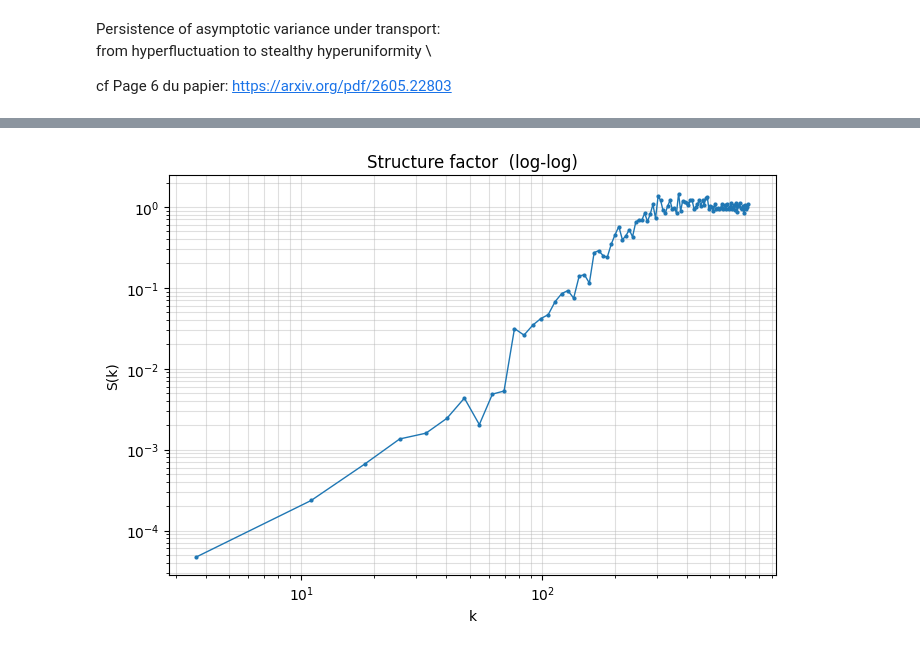
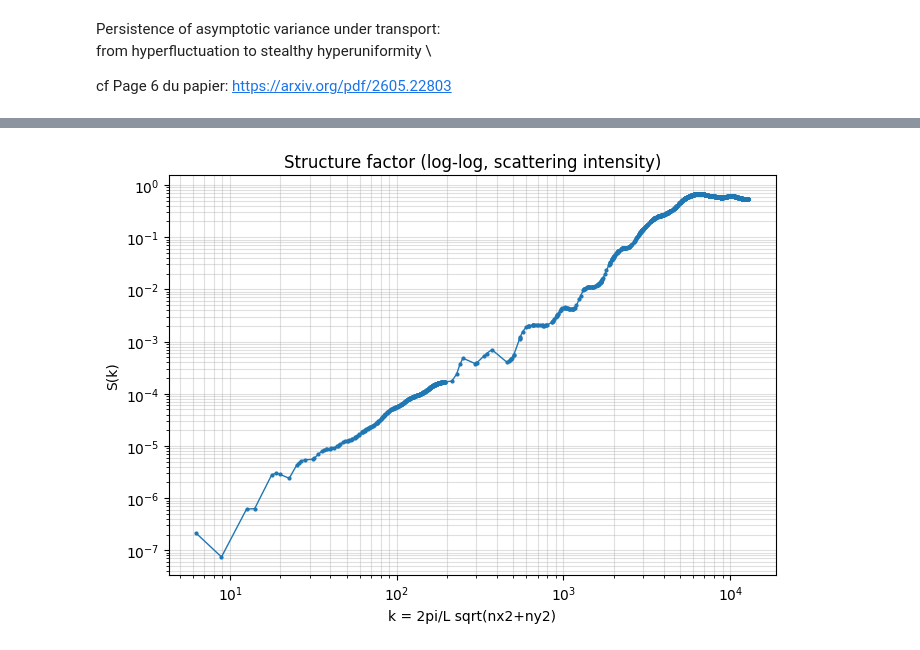
Before and after one commit to For-a-few-DPPs-more/hyperuniform-samplers, a Jupyter notebook: notebooks/stitt_fair_tiles.ipynb, the cells around one changed output, grey strips where cells are left out. Cells and saved outputs as stored; diff of their text form; code cells hidden in the pictures.

```diff
--- a/notebooks/stitt_fair_tiles.ipynb
+++ b/notebooks/stitt_fair_tiles.ipynb
@@ -371,0 +37,2 @@ Requirement already satisfied: six>=1.5 in /usr/local/lib/python3.12/dist-packag
+# %%
+quad = blue.sample_tessels(N = 2**20)
@@ -371,0 +46,3 @@ Requirement already satisfied: six>=1.5 in /usr/local/lib/python3.12/dist-packag
+# %%
+x = quad.mean(axis = 1)
+print(x.shape)
@@ -372,6 +69,4 @@ Requirement already satisfied: six>=1.5 in /usr/local/lib/python3.12/dist-packag
 # %%
-import blue_sampler as blue
-
-_ = blue.plot_structure_factor(x, resolution = 50)
+_ = blue.plot_structure_factor(x, resolution = 1)
 # %% [output]
-[figure, old version]
+[figure, new version]
```
Also changed, not shown: parts of 12 cells of this notebook.
